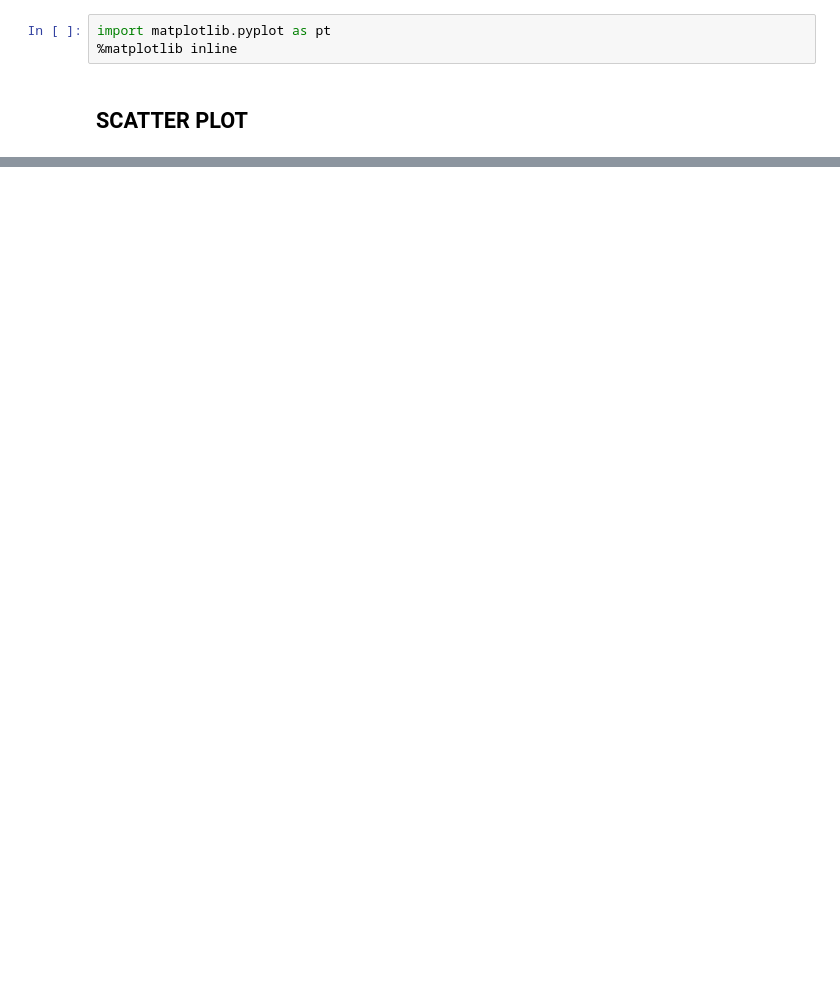
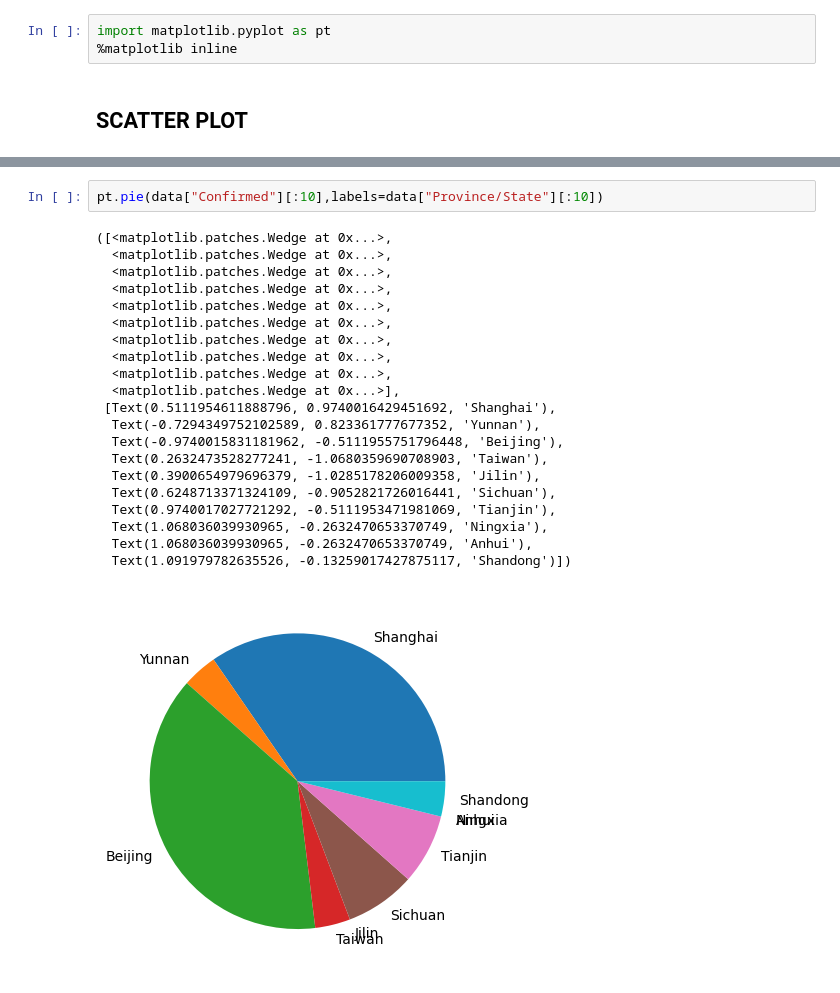
Before and after one commit to Vaisalee/sem-5, a Jupyter notebook: Data Visualization.ipynb, the cells around one changed output, grey strips where cells are left out. Saved outputs shown, nothing was run; the diff lists cells and outputs as text; blank space fills up the shorter version.

```diff
--- a/Data Visualization.ipynb
+++ b/Data Visualization.ipynb
@@ -30,0 +36,24 @@ pt.scatter(data["sepal.length"],data["petal.length"])
+# %%
+pt.pie(data["Confirmed"][:10],labels=data["Province/State"][:10])
+# %% [output]
+([<matplotlib.patches.Wedge at 0x...>,
+  <matplotlib.patches.Wedge at 0x...>,
+  <matplotlib.patches.Wedge at 0x...>,
+  <matplotlib.patches.Wedge at 0x...>,
+  <matplotlib.patches.Wedge at 0x...>,
+  <matplotlib.patches.Wedge at 0x...>,
+  <matplotlib.patches.Wedge at 0x...>,
+  <matplotlib.patches.Wedge at 0x...>,
+  <matplotlib.patches.Wedge at 0x...>,
+  <matplotlib.patches.Wedge at 0x...>],
+ [Text(0.5111954611888796, 0.9740016429451692, 'Shanghai'),
+  Text(-0.7294349752102589, 0.823361777677352, 'Yunnan'),
+  Text(-0.9740015831181962, -0.5111955751796448, 'Beijing'),
+  Text(0.2632473528277241, -1.0680359690708903, 'Taiwan'),
+  Text(0.3900654979696379, -1.0285178206009358, 'Jilin'),
+  Text(0.6248713371324109, -0.9052821726016441, 'Sichuan'),
+  Text(0.9740017027721292, -0.5111953471981069, 'Tianjin'),
+  Text(1.068036039930965, -0.2632470653370749, 'Ningxia'),
+  Text(1.068036039930965, -0.2632470653370749, 'Anhui'),
+  Text(1.091979782635526, -0.13259017427875117, 'Shandong')])
+[figure, added]
```
Also changed, not shown: parts of 4 cells of this notebook.
